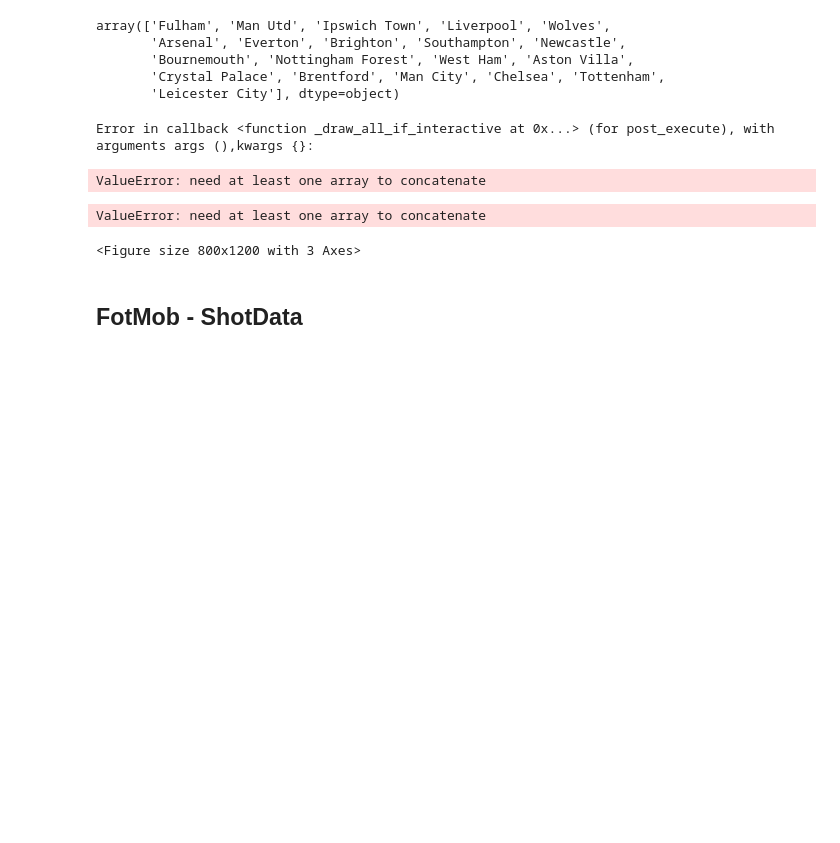
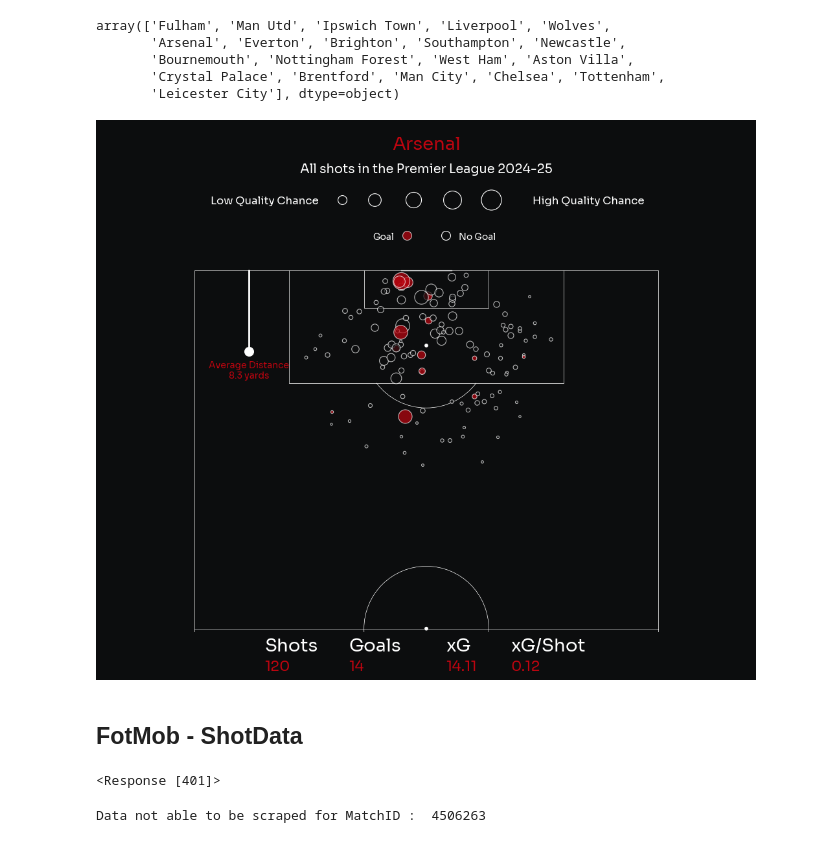
Before and after one commit to ishdeep-10/IndianCitizen, a Jupyter notebook: Streamlit/notebooks/DataExtraction.ipynb, the cells around one changed output. Drawn from its saved outputs; the diff is of its cells as text; code cells hidden in the pictures; blank space fills up the shorter version.

```diff
--- a/Streamlit/notebooks/DataExtraction.ipynb
+++ b/Streamlit/notebooks/DataExtraction.ipynb
@@ -61,7 +61,7 @@ def plot_shotmap(df,team,teamcolor):
     )
 
     # create a subplot with 2 rows and 1 column
-    fig = plt.figure(figsize=(8, 12))
+    fig = plt.figure(figsize=(10, 12))
     fig.patch.set_facecolor(background)
 
 
@@ -337,6 +337,8 @@ def plot_shotmap(df,team,teamcolor):
     )
 
     ax3.set_axis_off()
+
+    return fig
 # %%
 df['teamName'].unique()
 # %% [output]
@@ -372,13 +374,12 @@ fm_sora = FontManager()
 background='#0C0D0E'
 
 df = pd.read_csv('C:/Users/acer/Documents/GitHub/IndianCitizen/StreamLit/Data/PL/2024-25/premier_league_2024-25_shot_data.csv')
-team='Man City'
+team='Arsenal'
 teamcolor = df[df['teamName'] == team]['teamColor'].unique()[0]
-plot_shotmap(df, team,teamcolor)
-# %% [output]
-Error in callback <function _draw_all_if_interactive at 0x...> (for post_execute), with arguments args (),kwargs {}:
-ValueError: need at least one array to concatenate
-ValueError: need at least one array to concatenate
-<Figure size 800x1200 with 3 Axes>
+# %%
+df_team = df[df['teamName'] == team]
+plot_shotmap(df_team, team,teamcolor)
+# %% [output]
+[figure, added]
 # %% [markdown]
 ## FotMob - ShotData
@@ -385,3 +389,11 @@ ValueError: need at least one array to concatenate
+# %%
+response
+# %% [output]
+<Response [401]>
+# %%
+shots_df = scrape_shots(4506263)
+# %% [output]
+Data not able to be scraped for MatchID :  4506263
 # %%
 # Define the function to scrape shot data for a given matchId
 def scrape_shots(mi):
```
Also changed, not shown: parts of 3 cells of this notebook, 42 other files.
